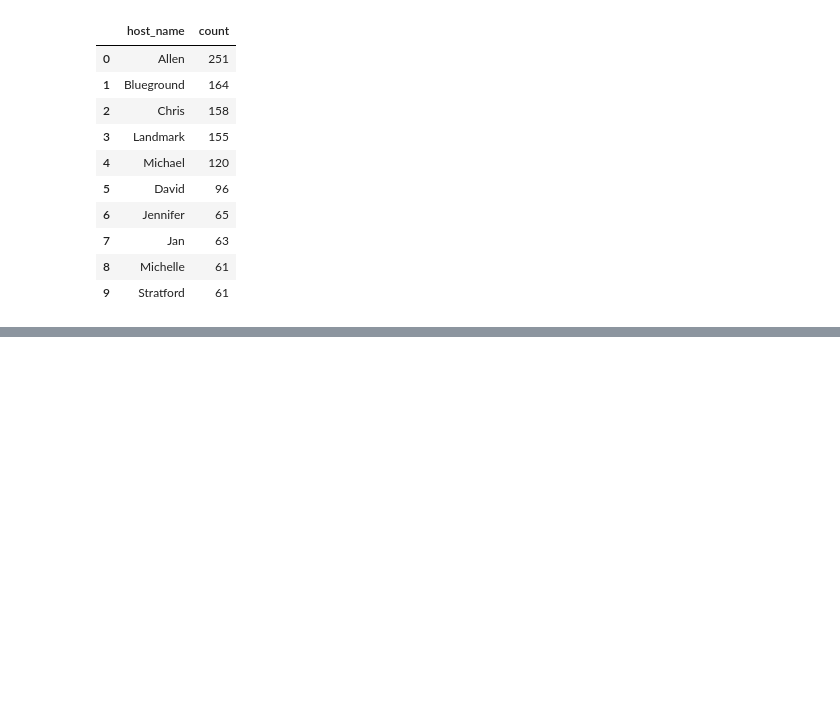
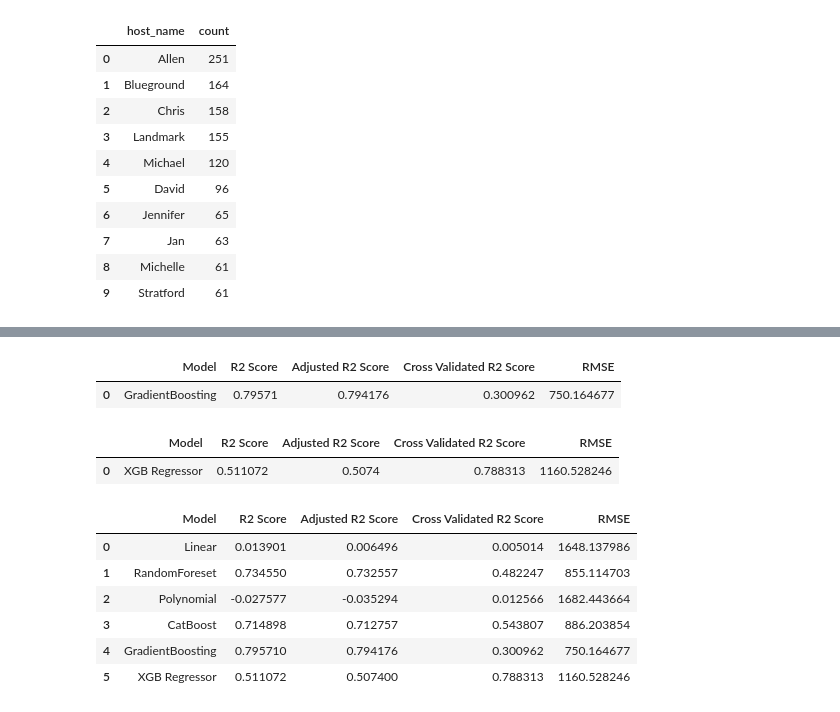
Before and after one commit to dhesika-ts/Airbnb, a Jupyter notebook: Project.ipynb, the cells around one changed output, grey strips where cells are left out. Cells and saved outputs as stored; diff of their text form; code cells hidden in the pictures; blank space fills up the shorter version.

```diff
--- a/Project.ipynb
+++ b/Project.ipynb
@@ -433,0 +629,12 @@ plt.show()
+# %%
+#CatBoost Regressor
+model_CBR = CatBoostRegressor()
+
+model_CBR.fit(x_train, y_train)
+
+y_pred_cbr = model_CBR.predict(x_test)
+
+ndf = [Reg_Models_Evaluation_Metrics(model_CBR, X_train, y_train, X_test, y_test, y_pred_cbr)]
+cbr_score = pd.DataFrame(data=ndf, columns=['R2 Score', 'Adjusted R2 Score', 'Cross Validated R2 Score', 'RMSE'])
+cbr_score.insert(0, 'Model', 'CatBoost')
+cbr_score.head()
@@ -433,0 +661,42 @@ plt.show()
+# %%
+#GradientBoosting Regressor
+gb = GradientBoostingRegressor(n_estimators=100, learning_rate=0.1, max_depth=3)
+
+gb.fit(x_train, y_train)
+
+y_pred_gb = gb.predict(x_test)
+
+ndf = [Reg_Models_Evaluation_Metrics(gb, X_train, y_train, X_test, y_test, y_pred_gb)]
+gb_score = pd.DataFrame(data=ndf, columns=['R2 Score', 'Adjusted R2 Score', 'Cross Validated R2 Score', 'RMSE'])
+gb_score.insert(0, 'Model', 'GradientBoosting')
+gb_score.head()
+# %% [output]
+|  | Model | R2 Score | Adjusted R2 Score | Cross Validated R2 Score | RMSE |
+| 0 | GradientBoosting | 0.79571 | 0.794176 | 0.300962 | 750.164677 |
+# %%
+#XGB Regressor
+xgb = XGBRegressor(objective='reg:squarederror')
+
+xgb.fit(x_train, y_train)
+
+y_pred_xgb = xgb.predict(x_test)
+
+ndf = [Reg_Models_Evaluation_Metrics(xgb, X_train, y_train, X_test, y_test, y_pred_xgb)]
+xgb_score = pd.DataFrame(data=ndf, columns=['R2 Score', 'Adjusted R2 Score', 'Cross Validated R2 Score', 'RMSE'])
+xgb_score.insert(0, 'Model', 'XGB Regressor')
+xgb_score.head()
+# %% [output]
+|  | Model | R2 Score | Adjusted R2 Score | Cross Validated R2 Score | RMSE |
+| 0 | XGB Regressor | 0.511072 | 0.5074 | 0.788313 | 1160.528246 |
+# %%
+#prediction evaluation metrics dataframe
+predictions = pd.concat([lm_score, rf_score, poly_score, cbr_score, gb_score,xgb_score], ignore_index=True, sort=False)
+predictions
+# %% [output]
+|  | Model | R2 Score | Adjusted R2 Score | Cross Validated R2 Score | RMSE |
+| 0 | Linear | 0.013901 | 0.006496 | 0.005014 | 1648.137986 |
+| 1 | RandomForeset | 0.734550 | 0.732557 | 0.482247 | 855.114703 |
+| 2 | Polynomial | -0.027577 | -0.035294 | 0.012566 | 1682.443664 |
+| 3 | CatBoost | 0.714898 | 0.712757 | 0.543807 | 886.203854 |
+| 4 | GradientBoosting | 0.795710 | 0.794176 | 0.300962 | 750.164677 |
+| 5 | XGB Regressor | 0.511072 | 0.507400 | 0.788313 | 1160.528246 |
```
Also changed, not shown: parts of 40 cells of this notebook.
